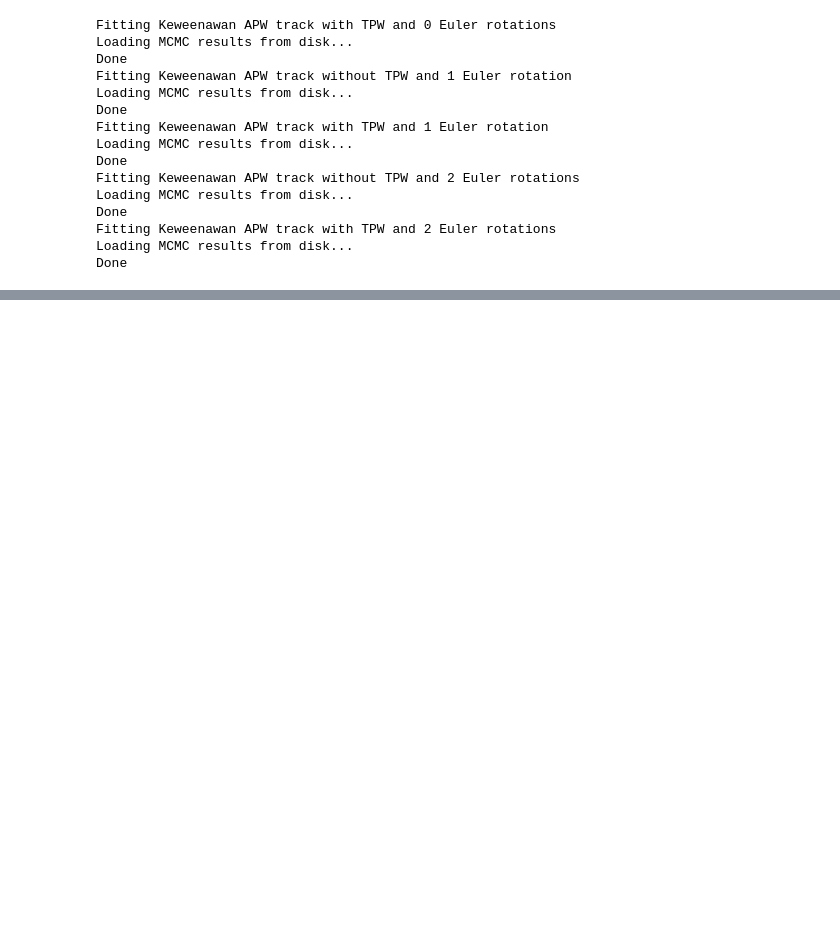
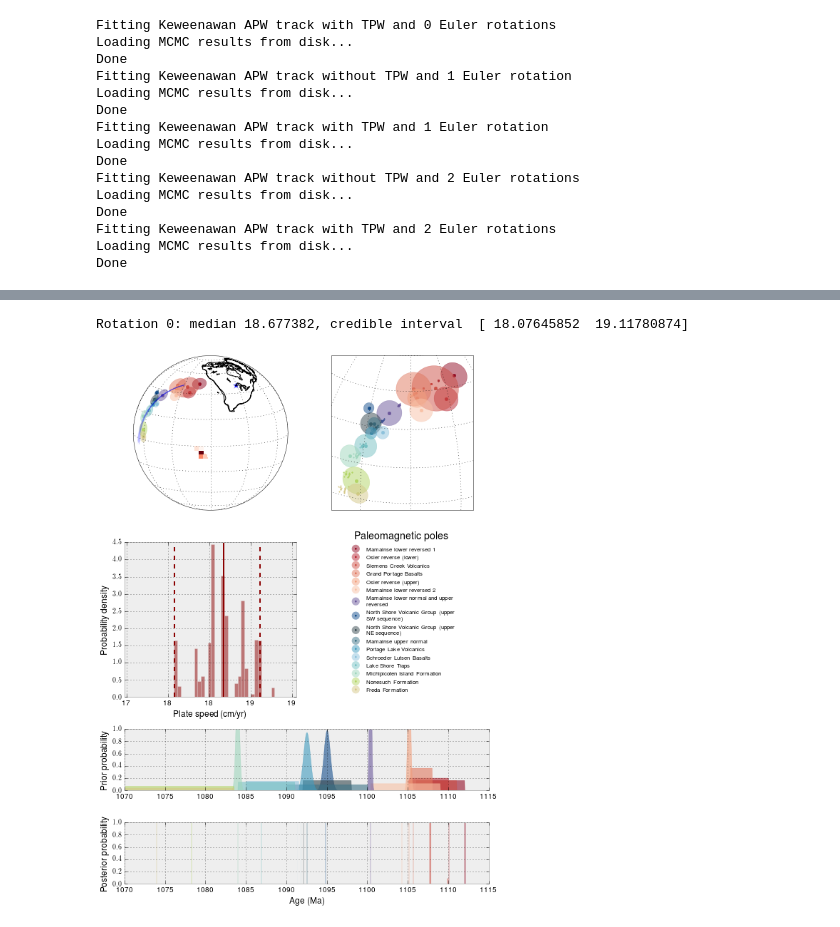
Before and after one commit to Swanson-Hysell-Group/bayesian_plate_reconstruction, a Jupyter notebook: figures/keweenawan/plot.ipynb, the cells around one changed output, grey strips where cells are left out. Saved outputs shown, nothing was run; the diff lists cells and outputs as text; code cells hidden in the pictures; blank space fills up the shorter version.

```diff
--- a/figures/keweenawan/plot.ipynb
+++ b/figures/keweenawan/plot.ipynb
@@ -96,0 +98,21 @@ Rotation 2: median 20.908874, credible interval  [ 16.634156    28.08488293]
+# %%
+fig = plt.figure( figsize = (8,11) )
+
+ax1 = plt.subplot2grid( (6,4), (0,0), colspan=2, rowspan=2, projection=ccrs.Orthographic(240.-apw_path.lon_shift, 10))
+ax2 = plt.subplot2grid( (6,4), (0,2), colspan=2, rowspan=2, projection=ccrs.Orthographic(200-apw_path.lon_shift,30.))
+ax3 = plt.subplot2grid( (6,4), (2,0), colspan=2, rowspan=2 )
+ax4 = plt.subplot2grid( (6,4), (2,2), colspan=2, rowspan=2 )
+ax5 = plt.subplot2grid( (6,4), (4,0), colspan=4, rowspan=1 )
+ax6 = plt.subplot2grid( (6,4), (5,0), colspan=4, rowspan=1)
+
+plotting.plot_synthetic_paths(path2, poles, pole_colors, ax1)
+plotting.plot_synthetic_poles(path2, poles, pole_colors, ax2)
+plotting.plot_plate_speeds(path2, poles, ax3, '')
+plotting.make_legend(pole_names, pole_colors, ax4, 'Paleomagnetic poles')
+plotting.plot_age_samples(path2, poles, pole_colors, ax5, ax6)
+fig.tight_layout()
+
+plt.show()
+# %% [output]
+Rotation 0: median 18.677382, credible interval  [ 18.07645852  19.11780874]
+[figure, added]
```
Also changed, not shown: parts of 1 cell of this notebook, 1 other file.
